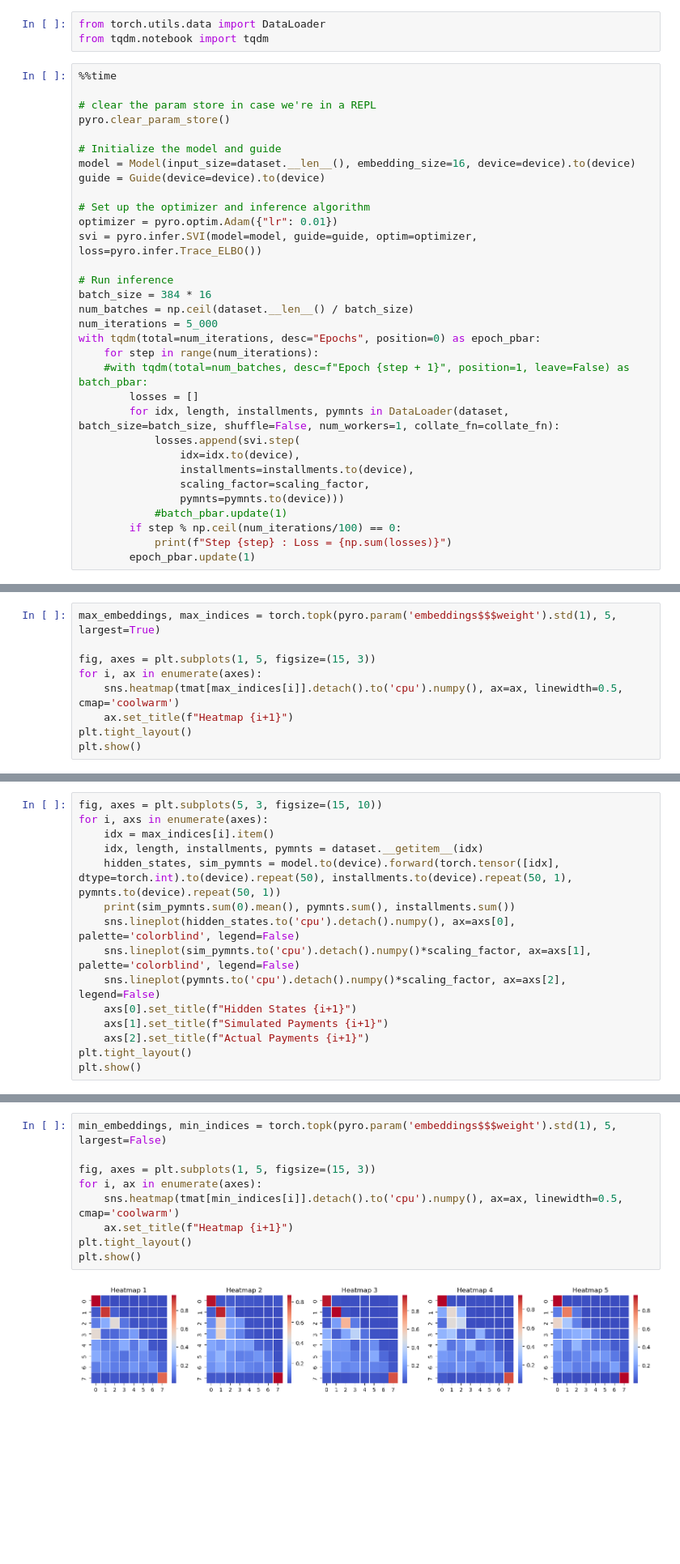
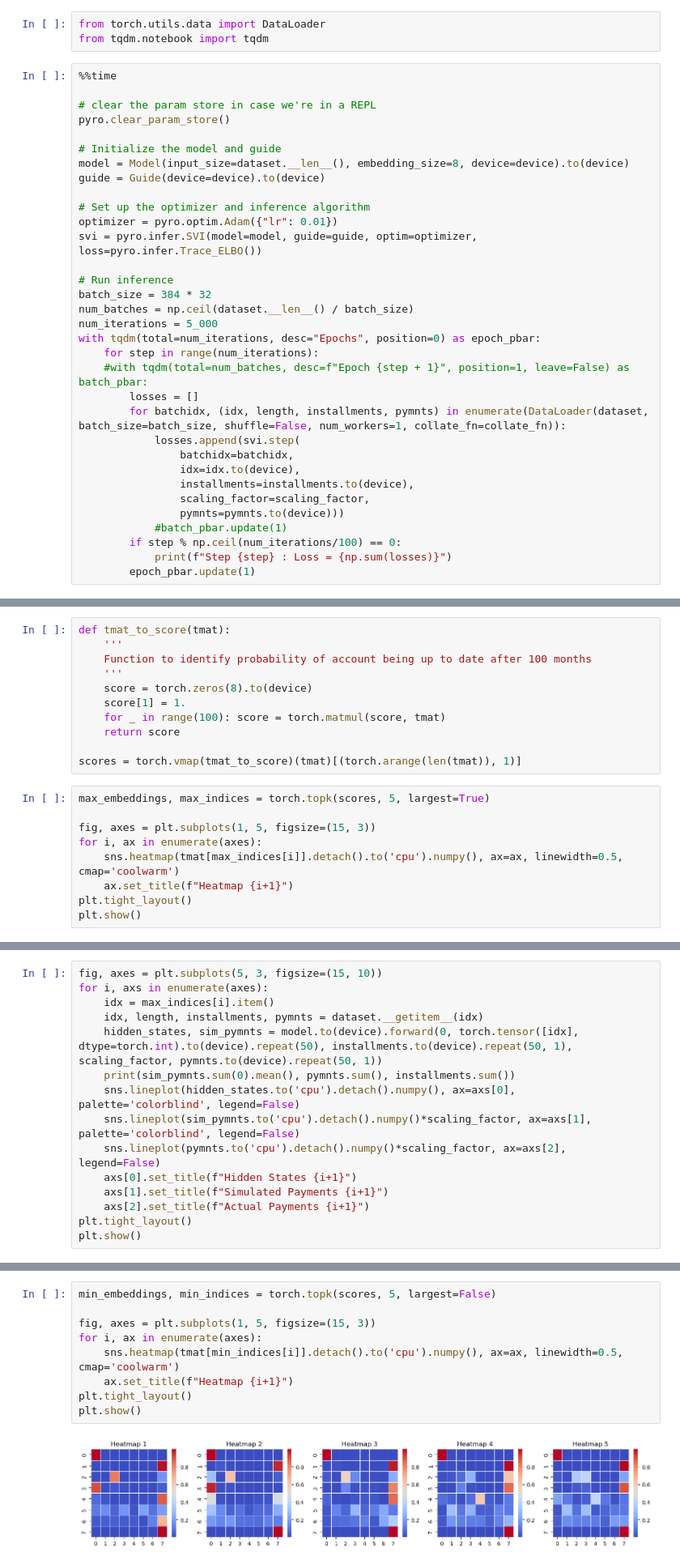
Before and after one commit to warner121/monteloanco, a Jupyter notebook: model.ipynb, the cells around one changed output, grey strips where cells are left out. Shown at 81% size. Saved outputs shown, nothing was run; the diff lists cells and outputs as text; blank space fills up the shorter version.

Commit message:
reduce embedding length to 8

```diff
--- a/model.ipynb
+++ b/model.ipynb
@@ -141,7 +142,7 @@ from tqdm.notebook import tqdm
 pyro.clear_param_store()
 
 # Initialize the model and guide
-model = Model(input_size=dataset.__len__(), embedding_size=16, device=device).to(device)
+model = Model(input_size=dataset.__len__(), embedding_size=8, device=device).to(device)
 guide = Guide(device=device).to(device)
 
 # Set up the optimizer and inference algorithm
@@ -149,15 +150,16 @@ optimizer = pyro.optim.Adam({"lr": 0.01})
 svi = pyro.infer.SVI(model=model, guide=guide, optim=optimizer, loss=pyro.infer.Trace_ELBO())
 
 # Run inference
-batch_size = 384 * 16
+batch_size = 384 * 32
 num_batches = np.ceil(dataset.__len__() / batch_size)
 num_iterations = 5_000
 with tqdm(total=num_iterations, desc="Epochs", position=0) as epoch_pbar:
     for step in range(num_iterations):
     #with tqdm(total=num_batches, desc=f"Epoch {step + 1}", position=1, leave=False) as batch_pbar:
         losses = []
-        for idx, length, installments, pymnts in DataLoader(dataset, batch_size=batch_size, shuffle=False, num_workers=1, collate_fn=collate_fn):
+        for batchidx, (idx, length, installments, pymnts) in enumerate(DataLoader(dataset, batch_size=batch_size, shuffle=False, num_workers=1, collate_fn=collate_fn)):
             losses.append(svi.step(
+                batchidx=batchidx,
                 idx=idx.to(device),
                 installments=installments.to(device),
                 scaling_factor=scaling_factor,
@@ -203,5 +205,16 @@ Note: the embeddings have no particular direction in the sense that high 'scores
+# %%
+def tmat_to_score(tmat):
+    '''
+    Function to identify probability of account being up to date after 100 months
+    '''
+    score = torch.zeros(8).to(device)
+    score[1] = 1.
+    for _ in range(100): score = torch.matmul(score, tmat)
+    return score
+
+scores = torch.vmap(tmat_to_score)(tmat)[(torch.arange(len(tmat)), 1)]
 # %%
-max_embeddings, max_indices = torch.topk(pyro.param('embeddings$$$weight').std(1), 5, largest=True)
+max_embeddings, max_indices = torch.topk(scores, 5, largest=True)
 
 fig, axes = plt.subplots(1, 5, figsize=(15, 3))
 for i, ax in enumerate(axes):
@@ -218,7 +231,7 @@ fig, axes = plt.subplots(5, 3, figsize=(15, 10))
 for i, axs in enumerate(axes):
     idx = max_indices[i].item()
     idx, length, installments, pymnts = dataset.__getitem__(idx)
-    hidden_states, sim_pymnts = model.to(device).forward(torch.tensor([idx], dtype=torch.int).to(device).repeat(50), installments.to(device).repeat(50, 1), pymnts.to(device).repeat(50, 1))
+    hidden_states, sim_pymnts = model.to(device).forward(0, torch.tensor([idx], dtype=torch.int).to(device).repeat(50), installments.to(device).repeat(50, 1), scaling_factor, pymnts.to(device).repeat(50, 1))
     print(sim_pymnts.sum(0).mean(), pymnts.sum(), installments.sum())
     sns.lineplot(hidden_states.to('cpu').detach().numpy(), ax=axs[0], palette='colorblind', legend=False)
     sns.lineplot(sim_pymnts.to('cpu').detach().numpy()*scaling_factor, ax=axs[1], palette='colorblind', legend=False)
@@ -240,12 +253,12 @@ The same data is then presented for the 5 least variable embedding accounts. The
 # %%
-min_embeddings, min_indices = torch.topk(pyro.param('embeddings$$$weight').std(1), 5, largest=False)
+min_embeddings, min_indices = torch.topk(scores, 5, largest=False)
 
 fig, axes = plt.subplots(1, 5, figsize=(15, 3))
 for i, ax in enumerate(axes):
     sns.heatmap(tmat[min_indices[i]].detach().to('cpu').numpy(), ax=ax, linewidth=0.5, cmap='coolwarm')
     ax.set_title(f"Heatmap {i+1}")
 plt.tight_layout()
 plt.show()
 # %% [output]
-[figure, old version]
+[figure, new version]
 # %% [markdown]
```
Also changed, not shown: parts of 15 cells of this notebook.
